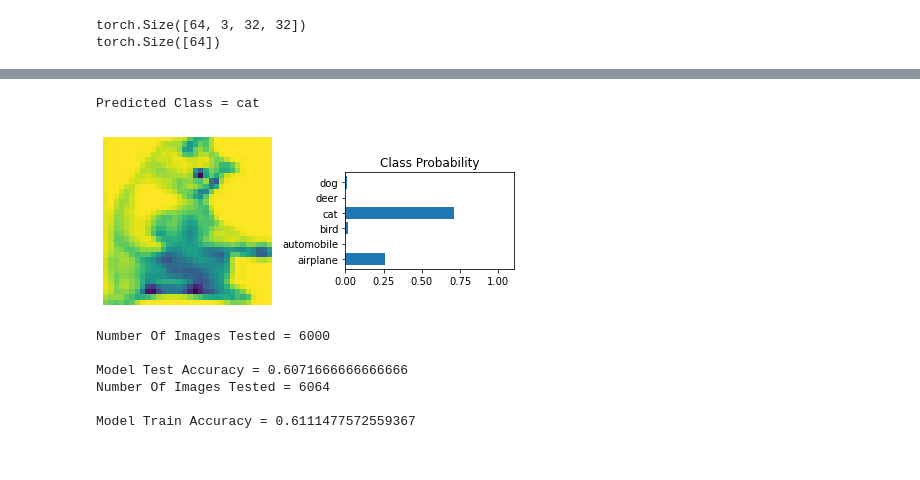
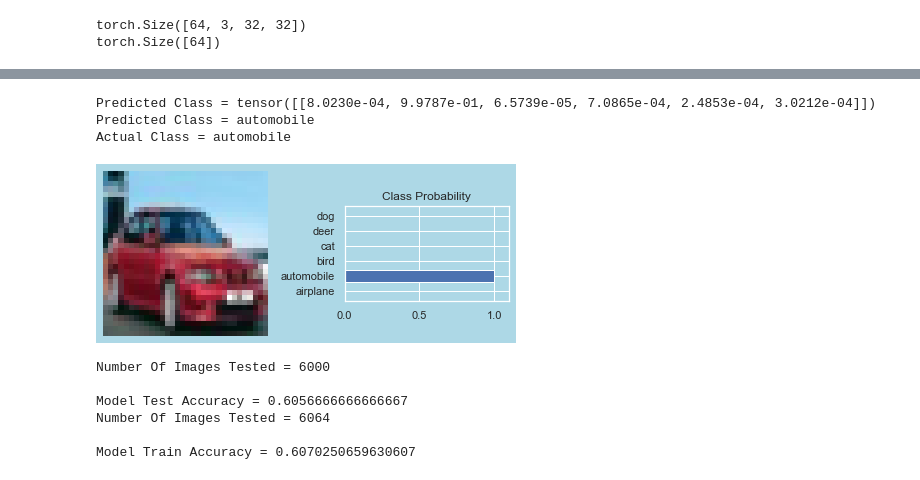
Before and after one commit to debonil/ml-assignments, a Jupyter notebook: ProjectSem1/proj-ques-01.ipynb, the cells around one changed output, grey strips where cells are left out. Cells and saved outputs as stored; diff of their text form; code cells hidden in the pictures.

```diff
--- a/ProjectSem1/proj-ques-01.ipynb
+++ b/ProjectSem1/proj-ques-01.ipynb
@@ -8,8 +8,7 @@ from torchvision import datasets, transforms
 from torch import nn, optim
 time1 = time()
 # %%
-transform = transforms.Compose([transforms.ToTensor(),
-                              transforms.Normalize((0.5,), (0.5,)),
+transform = transforms.Compose([transforms.ToTensor()
                               ])
 # %%
 
@@ -58,17 +42,17 @@ Classes :  ['airplane', 'automobile', 'bird', 'cat', 'deer', 'dog']
 # %%
 input_size = 3072
-hidden_sizes = [2048, 1024, 512, 256]
+hidden_sizes = [1024, 512, 128]
 output_size = len(class_list)
 
 model = nn.Sequential(nn.Linear(input_size, hidden_sizes[0]),
                             nn.ReLU(),
                             nn.Linear(hidden_sizes[0], hidden_sizes[1]),
                             nn.ReLU(),
+                            nn.Dropout(0.1),
                             nn.Linear(hidden_sizes[1], hidden_sizes[2]),
                             nn.ReLU(),
-                            nn.Linear(hidden_sizes[2], hidden_sizes[3]),
-                            nn.ReLU(),
-                            nn.Linear(hidden_sizes[3], output_size),
+                            nn.Dropout(0.1),
+                            nn.Linear(hidden_sizes[2], output_size),
                             nn.LogSoftmax(dim=1))
 print(model)
 # %% [output]
@@ -168,7 +152,7 @@ def view_classify(img, ps):
     ps = ps.data.numpy().squeeze()
 
     fig, (ax1, ax2) = plt.subplots(figsize=(6,9), ncols=2)
-    ax1.imshow(img.resize_(1, 32, 32).numpy().squeeze())
+    ax1.imshow(np.rot90(np.rot90(np.rot90(img.numpy().T))))
     ax1.axis('off')
     ax2.barh(np.arange(len(class_list)), ps)
     ax2.set_aspect(0.1)
@@ -180,17 +164,20 @@ def view_classify(img, ps):
 # %%
 images, labels = next(iter(valloader))
 
 img = images[0].view(1, input_size)
 with torch.no_grad():
     logps = model(img)
 
 ps = torch.exp(logps)
-probab = list(ps.numpy()[0])
-print("Predicted Class =", class_list[probab.index(max(probab))])
+print("Predicted Class =", ps)
+print("Predicted Class =", class_list[np.argmax(ps)])
+print("Actual Class =", class_list[labels[0]])
 view_classify(img.view(3, 32, 32), ps)
 # %% [output]
-Predicted Class = cat
+Predicted Class = tensor([[8.0230e-04, 9.9787e-01, 6.5739e-05, 7.0865e-04, 2.4853e-04, 3.0212e-04]])
+Predicted Class = automobile
+Actual Class = automobile
-[figure, old version]
+[figure, new version]
 # %%
 correct_count, all_count = 0, 0
 pred_label_arr = [[],[]]
@@ -205,7 +192,7 @@ for images,labels in valloader:
     # Output of the network are log-probabilities, need to take exponential for probabilities
     ps = torch.exp(logps)
     probab = list(ps.numpy()[0])
-    pred_label = probab.index(max(probab))
+    pred_label = np.argmax(ps)
     true_label = labels.numpy()[i]
     if(true_label == pred_label):
       correct_count += 1
@@ -224,7 +211,7 @@ for i in range(len(labels)):
   # Output of the network are log-probabilities, need to take exponential for probabilities
   ps = torch.exp(logps)
   probab = list(ps.numpy()[0])
-  pred_label = probab.index(max(probab))
+  pred_label = np.argmax(ps)
   true_label = labels.numpy()[i]
   if(true_label == pred_label):
     correct_count += 1
@@ -236,10 +223,10 @@ print("\nModel Train Accuracy =", (correct_count/all_count))
 # %% [output]
 Number Of Images Tested = 6000
 
-Model Test Accuracy = 0.6071666666666666
+Model Test Accuracy = 0.6056666666666667
 Number Of Images Tested = 6064
 
-Model Train Accuracy = 0.6111477572559367
+Model Train Accuracy = 0.6070250659630607
 # %%
 from sklearn import metrics
 import matplotlib.pyplot as plt
```
Also changed, not shown: parts of 5 cells of this notebook.
